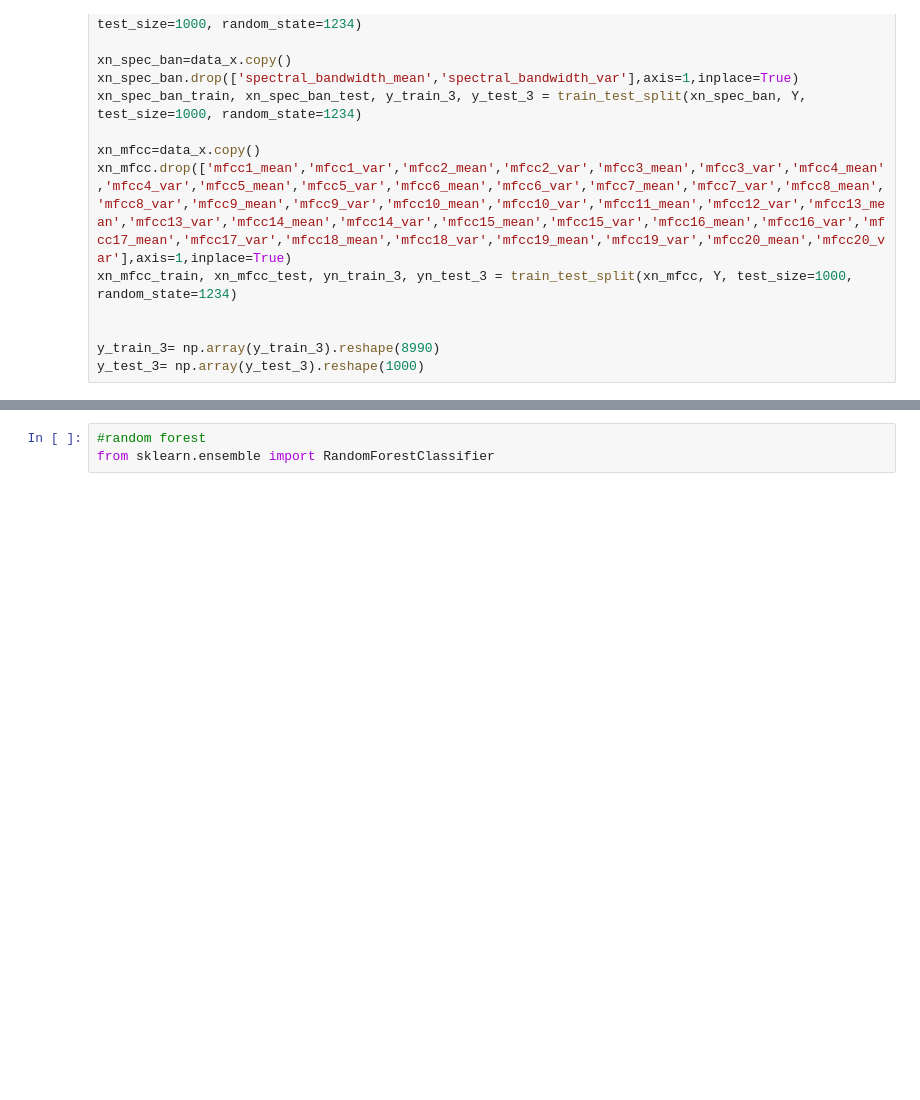
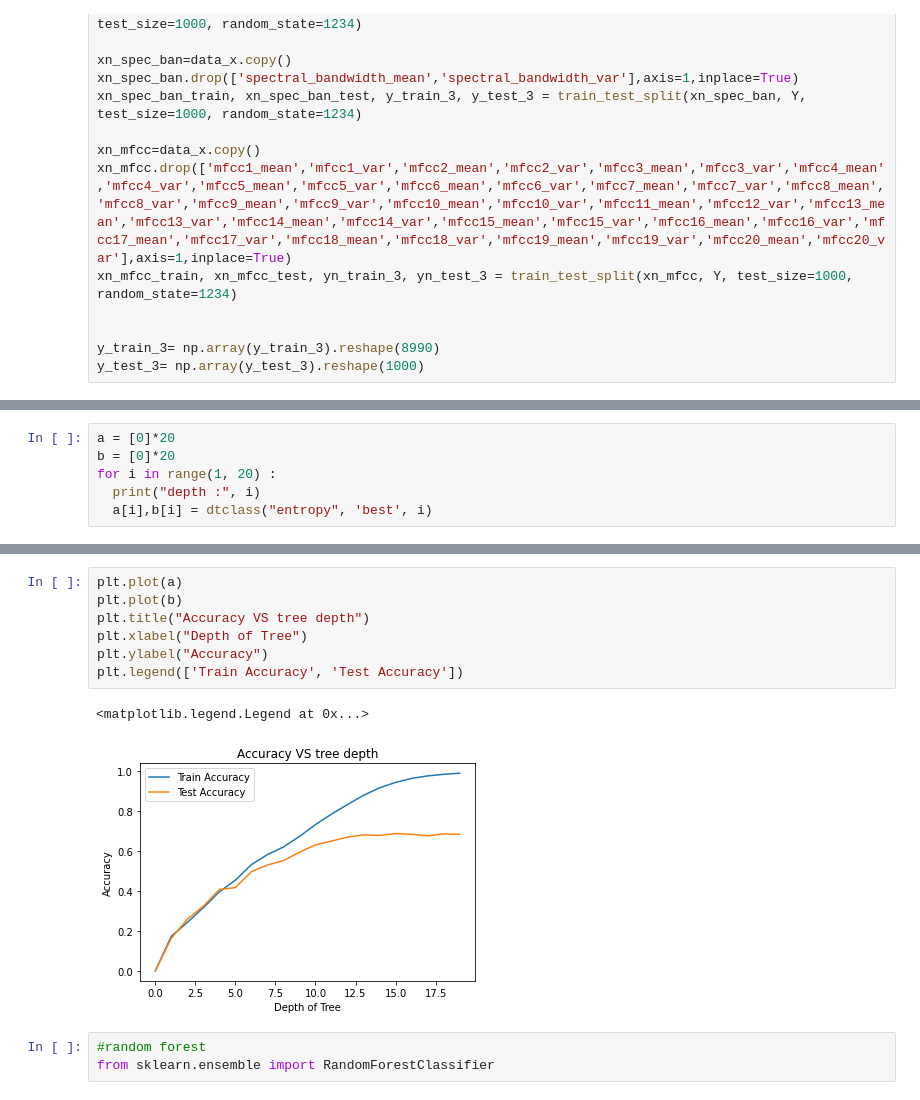
Before and after one commit to kalp121212/DS303_Project, a Jupyter notebook: GTZAN_DT_RF.ipynb, the cells around one changed output, grey strips where cells are left out. Saved outputs shown, nothing was run; the diff lists cells and outputs as text; blank space fills up the shorter version.

```diff
--- a/GTZAN_DT_RF.ipynb
+++ b/GTZAN_DT_RF.ipynb
@@ -157,0 +216,6 @@ testing Accuracy: 0.366
+# %%
+a = [0]*20
+b = [0]*20
+for i in range(1, 20) :
+  print("depth :", i)
+  a[i],b[i] = dtclass("entropy", 'best', i)
@@ -158,3 +240,13 @@ testing Accuracy: 0.366
+# %%
+plt.plot(a)
+plt.plot(b)
+plt.title("Accuracy VS tree depth")
+plt.xlabel("Depth of Tree")
+plt.ylabel("Accuracy")
+plt.legend(['Train Accuracy', 'Test Accuracy'])
+# %% [output]
+<matplotlib.legend.Legend at 0x...>
+[figure, added]
 # %%
 #random forest
 from sklearn.ensemble import RandomForestClassifier
```
Also changed, not shown: parts of 53 cells of this notebook.
